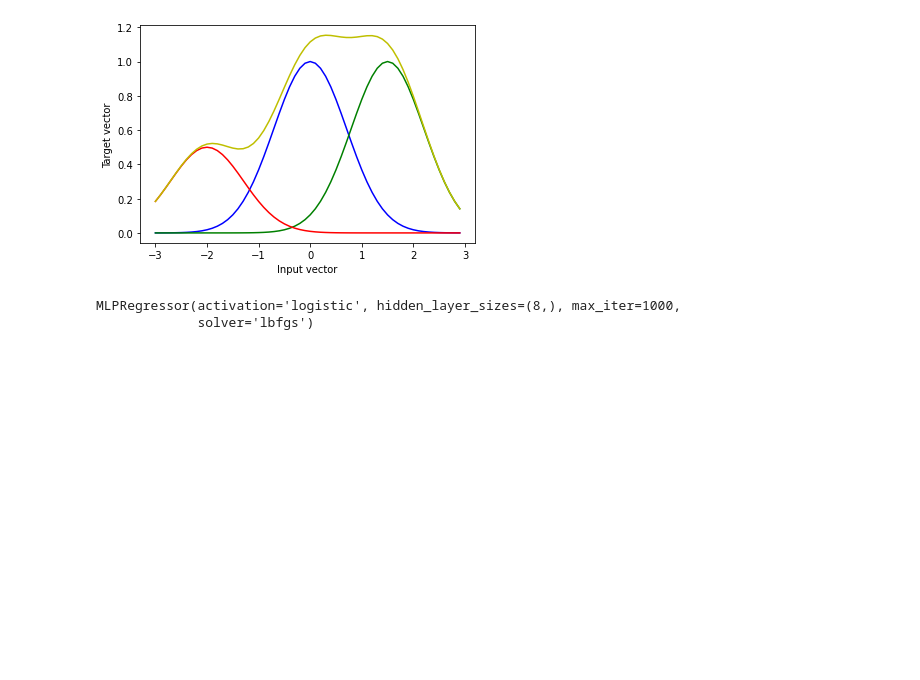
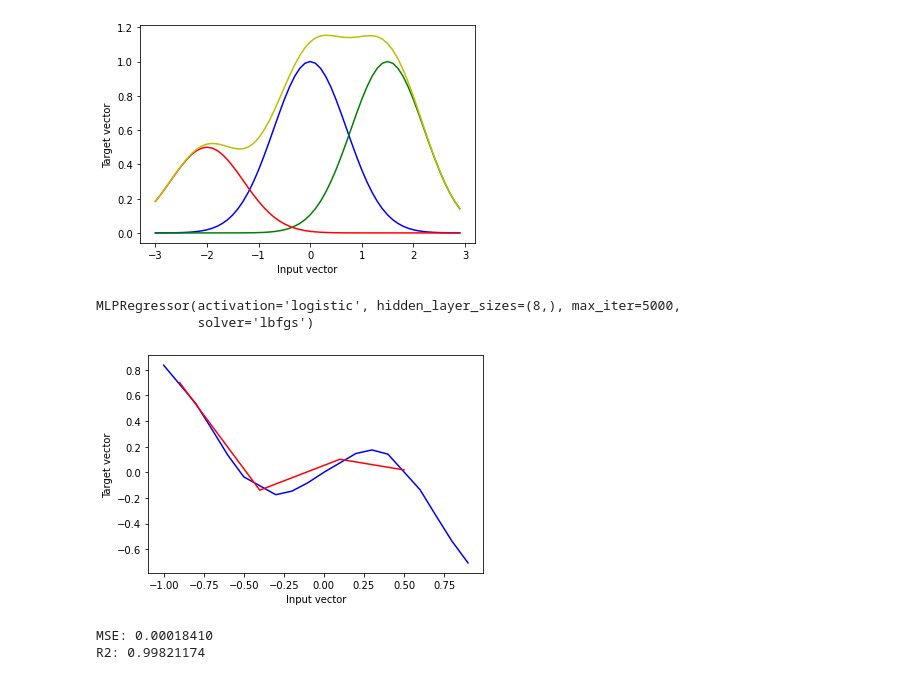
Before and after one commit to smb-h/nn-lab, a Jupyter notebook: src/rbf.ipynb, the cells around one changed output. Drawn from its saved outputs; the diff is of its cells as text; code cells hidden in the pictures; blank space fills up the shorter version.

Commit message:
:up: update(rfb): wrapping up rbf network

```diff
--- a/src/rbf.ipynb
+++ b/src/rbf.ipynb
@@ -65,18 +65,53 @@ plt.show()
 [figure]
 # %%
 # Design a RBF network
-# NEWRB function
 from sklearn.neural_network import MLPRegressor
 
 net = MLPRegressor(hidden_layer_sizes=(8,), activation='logistic',
                      solver='lbfgs', alpha=0.0001, batch_size='auto',
                         learning_rate='constant', learning_rate_init=0.001,
-                        power_t=0.5, max_iter=1000, shuffle=True,
+                        power_t=0.5, max_iter=5000, shuffle=True,
                         random_state=None, tol=0.0001, verbose=False,
                         warm_start=False, momentum=0.9, nesterovs_momentum=True,
                         early_stopping=False, validation_fraction=0.1,
                         beta_1=0.9, beta_2=0.999, epsilon=1e-08)
 net
 # %% [output]
-MLPRegressor(activation='logistic', hidden_layer_sizes=(8,), max_iter=1000,
+MLPRegressor(activation='logistic', hidden_layer_sizes=(8,), max_iter=5000,
              solver='lbfgs')
+# %%
+x = np.arange(-1, 1, 0.1)
+mask = np.random.rand(len(x)) < 0.8
+x_train = x[mask]
+x_test = x[~mask]
+target = x * np.sin(np.cos(x * 3))
+# fit
+net.fit(x_train.reshape(-1, 1), target[mask])
+y_hat = net.predict(x_test.reshape(-1, 1))
+# %%
+fig = plt.figure()
+ax = fig.add_subplot(111)
+# plot train data
+ax.plot(x_train, target[mask], 'b')
+# plot test data
+ax.plot(x_test, y_hat, 'r')
+ax.set_xlabel('Input vector')
+ax.set_ylabel('Target vector')
+plt.show()
+# %% [output]
+[figure, added]
+# %%
+# check network performance
+from sklearn.metrics import mean_squared_error
+from sklearn.metrics import r2_score
+
+# MSE
+mse = mean_squared_error(target[~mask], y_hat)
+# R2
+r2 = r2_score(target[~mask], y_hat)
+
+print('MSE: %.8f' % mse)
+print('R2: %.8f' % r2)
+# %% [output]
+MSE: 0.00018410
+R2: 0.99821174
```
